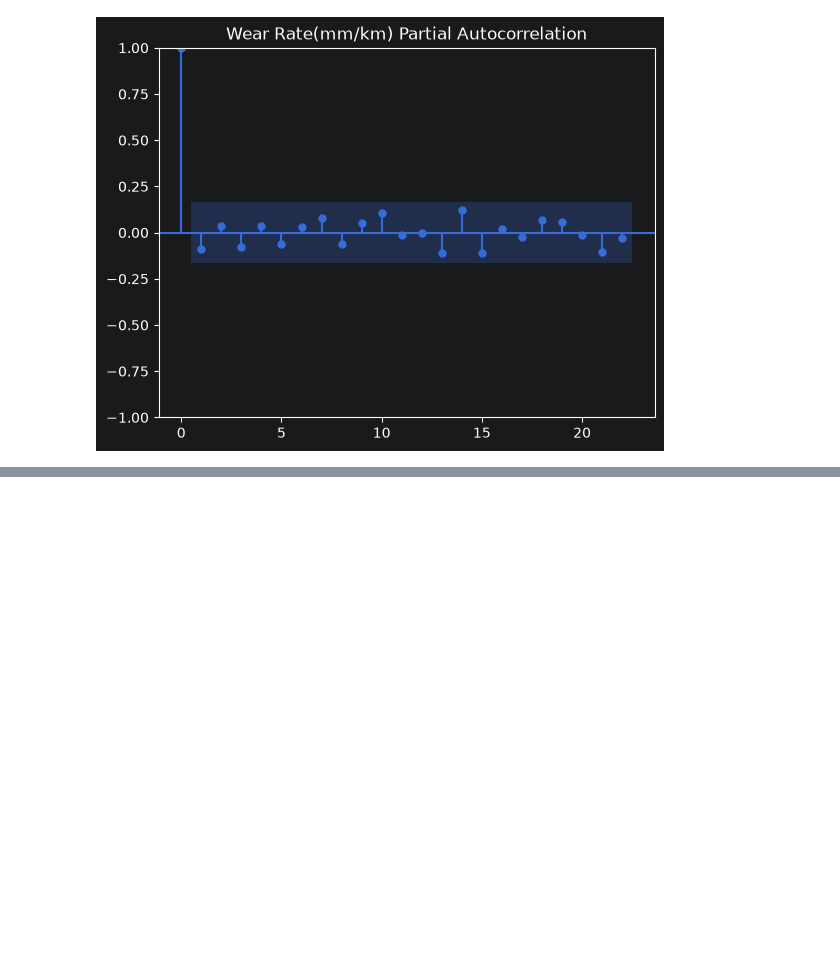
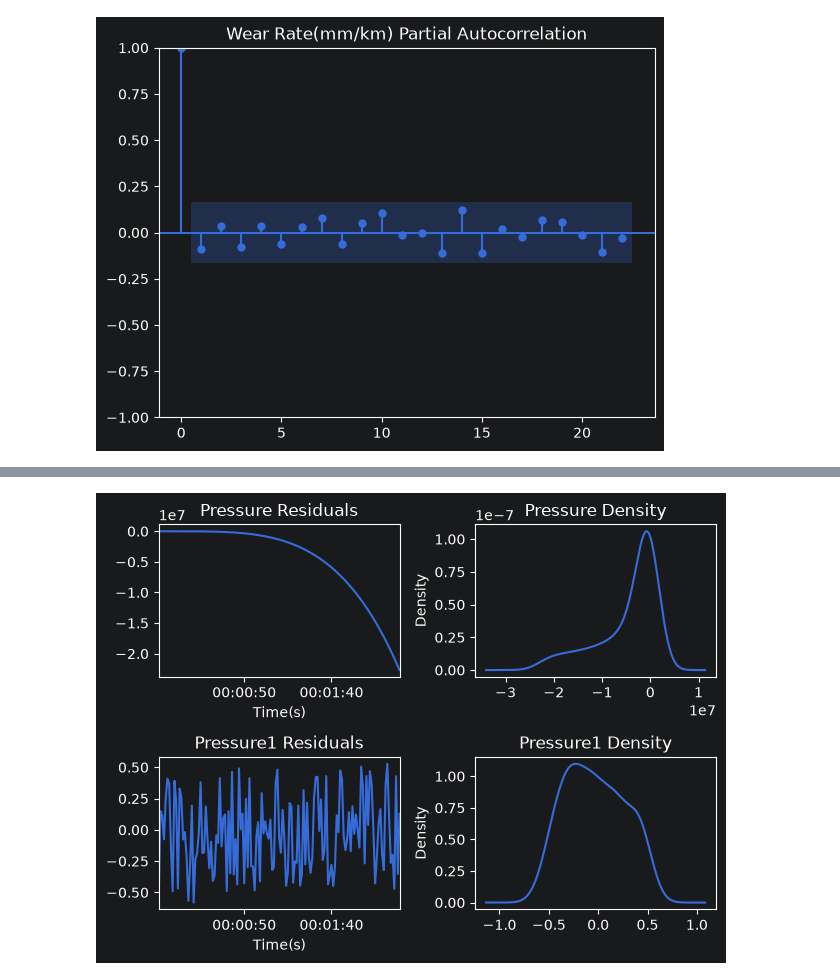
Before and after one commit to Thecular/Tire-Health-System, a Jupyter notebook: Forecast-Model.ipynb, the cells around one changed output, grey strips where cells are left out. Saved outputs shown, nothing was run; the diff lists cells and outputs as text; code cells hidden in the pictures; blank space fills up the shorter version.

```diff
--- a/Forecast-Model.ipynb
+++ b/Forecast-Model.ipynb
@@ -247,0 +396,16 @@ for column in train_scaled_df.columns:
+# %%
+#Pressure
+fig,ax = plt.subplots(2,2)
+
+pressure_residuals = pressure_result.resid[1:]
+pressure_residuals.plot(title="Pressure Residuals",ax=ax[0,0])
+pressure_residuals.plot(title="Pressure Density",kind="kde",ax=ax[0,1])
+
+pressure1_residuals = pressure1_result.resid[1:]#model selecte
+pressure1_residuals.plot(title="Pressure1 Residuals",ax=ax[1,0])
+pressure1_residuals.plot(title="Pressure1 Density",kind="kde",ax=ax[1,1])
+
+plt.tight_layout()
+plt.show();
+# %% [output]
+[figure, added]
```
Also changed, not shown: parts of 13 cells of this notebook, 1 other file.
